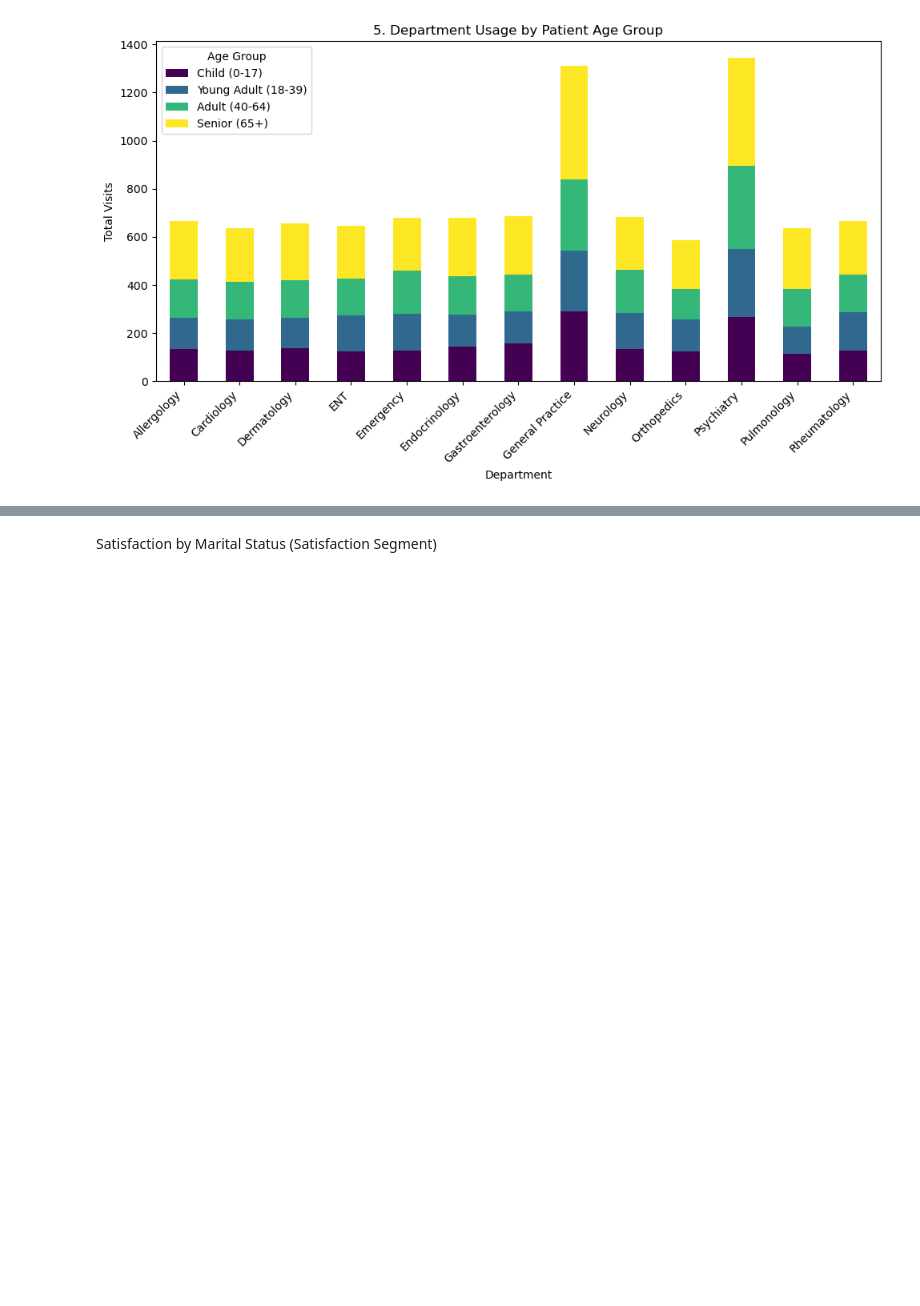
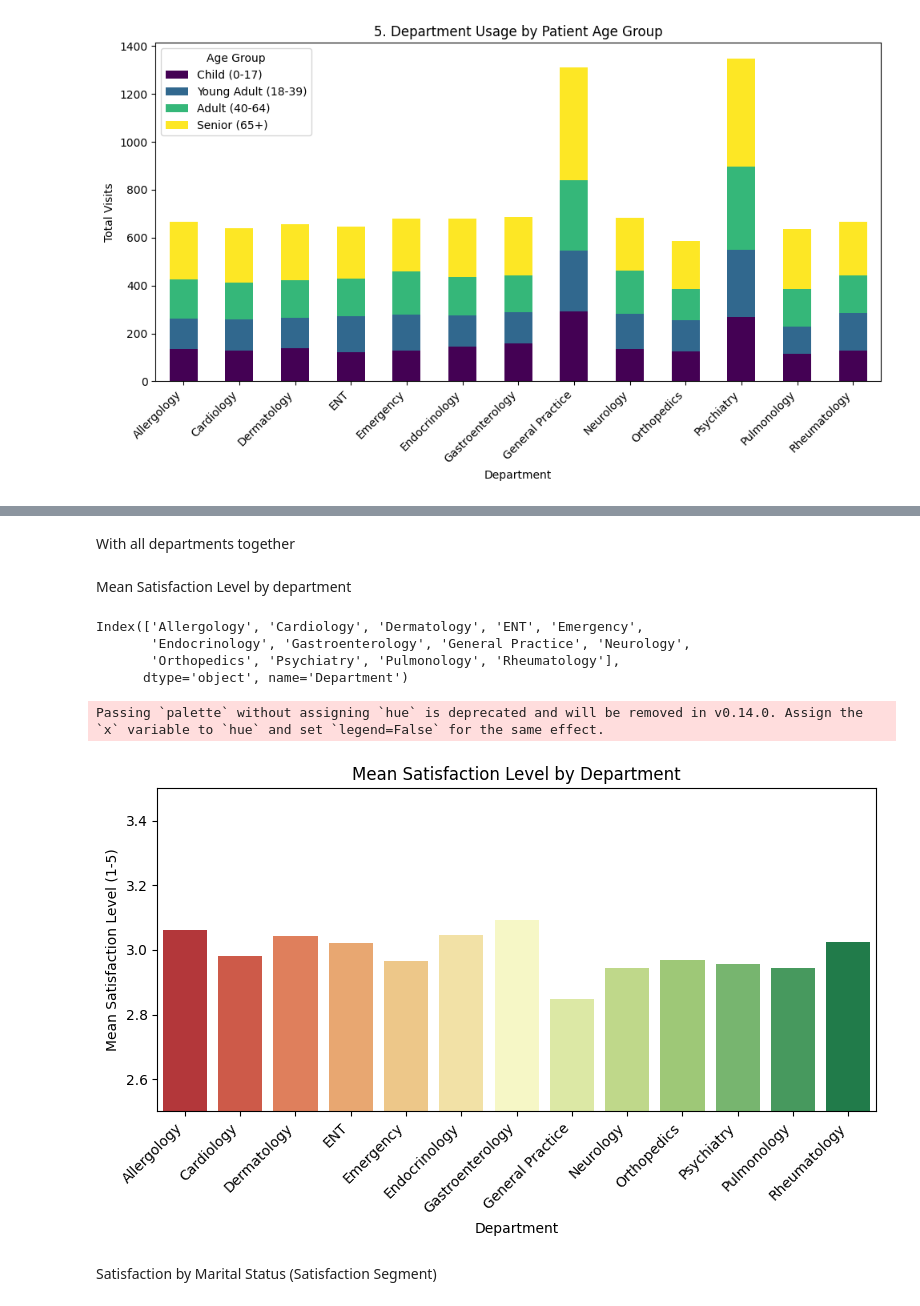
Before and after one commit to afonsolince06/Pre-proc-project, a Jupyter notebook: solution.ipynb, the cells around one changed output, grey strips where cells are left out. Cells and saved outputs as stored; diff of their text form; code cells hidden in the pictures; blank space fills up the shorter version.

```diff
--- a/solution.ipynb
+++ b/solution.ipynb
@@ -764,0 +808,2 @@ plt.show() # Display Plot 5
+# %% [markdown]
+With all departments together
@@ -765,3 +817,30 @@ plt.show() # Display Plot 5
+# %% [markdown]
+Mean Satisfaction Level by department
+# %%
+data_department=data_no_outliers[["Department", "Satisfaction Level"]].groupby("Department").mean()
+data_department.index
+# %% [output]
+Index(['Allergology', 'Cardiology', 'Dermatology', 'ENT', 'Emergency',
+       'Endocrinology', 'Gastroenterology', 'General Practice', 'Neurology',
+       'Orthopedics', 'Psychiatry', 'Pulmonology', 'Rheumatology'],
+      dtype='object', name='Department')
+# %%
+# Group by department and calculate mean satisfaction
+data_department = data_no_outliers[["Department", "Satisfaction Level"]].groupby("Department").mean().reset_index()
+
+# Plot
+plt.figure(figsize=(8, 5))
+sns.barplot(x="Department", y="Satisfaction Level", data=data_department, palette='RdYlGn')
+plt.title('Mean Satisfaction Level by Department')
+plt.xlabel('Department')
+plt.ylabel('Mean Satisfaction Level (1-5)')
+plt.xticks(rotation=45, ha='right')
+plt.ylim(2.5, 3.5)
+plt.tight_layout()
+plt.show()
+# %% [output]
+Passing `palette` without assigning `hue` is deprecated and will be removed in v0.14.0. Assign the `x` variable to `hue` and set `legend=False` for the same effect.
+[figure, added]
 # %% [markdown]
 Satisfaction by Marital Status (Satisfaction Segment)
 # %%
```
Also changed, not shown: parts of 11 cells of this notebook.
